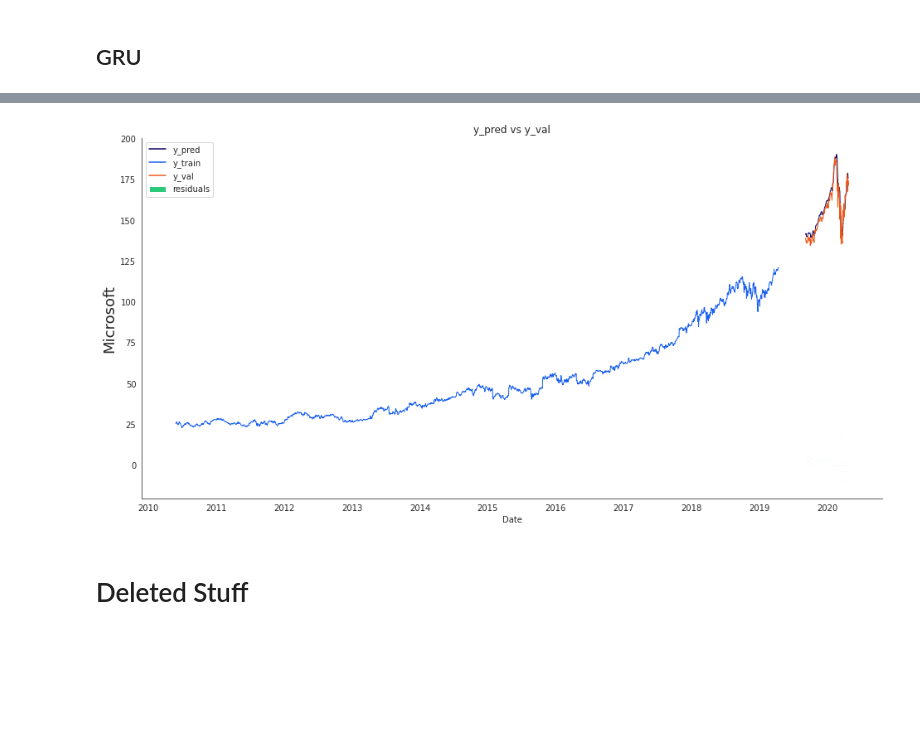
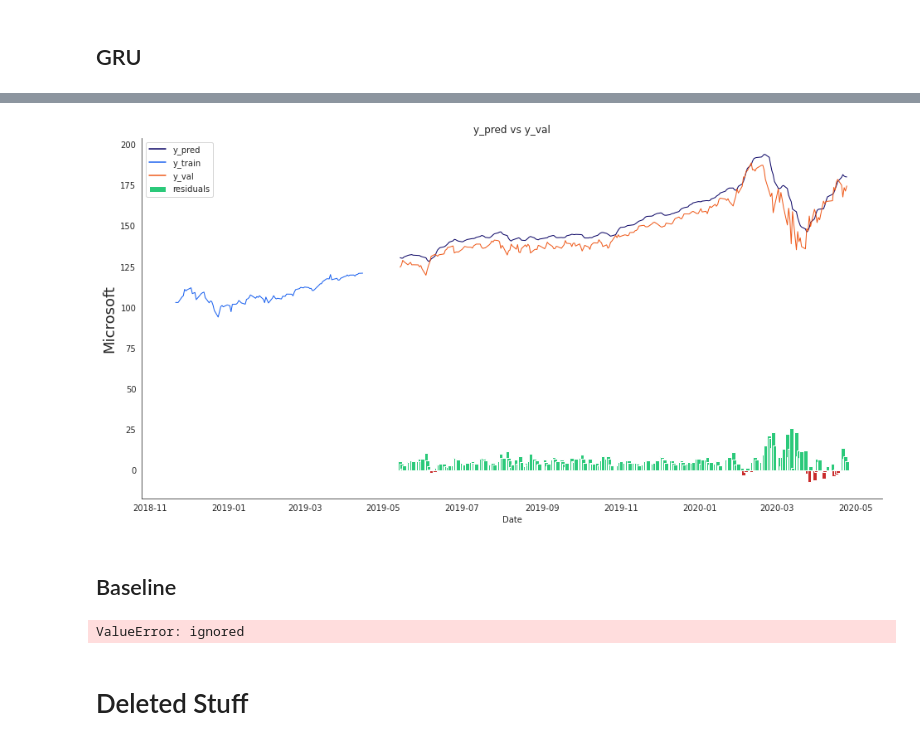
Before and after one commit to Anomaly1702/Ass3_Rnn, a Jupyter notebook: ASS3_RNN.ipynb, the cells around one changed output, grey strips where cells are left out. Drawn from its saved outputs; the diff is of its cells as text; code cells hidden in the pictures; blank space fills up the shorter version.

```diff
--- a/ASS3_RNN.ipynb
+++ b/ASS3_RNN.ipynb
@@ -319,10 +335,10 @@ class V_RNN_cls(Basenet):
 # %%
 optimizer = 'adam'
 lr=0.001
-batch_size = 16
-epochs = 50
+batch_size = 30
+epochs = 20
 index_Close = 3
-sequence_length = 100
+sequence_length = 20
 
 vrnn = V_RNN_cls(index_Close,sequence_length)
 data_scaled,scaler_pred,df_Close,scaler = vrnn.pre_processdata(filtered_df)
@@ -331,8 +347,8 @@ x_train,y_train,x_val,y_val,x_test,y_test = vrnn.split_data(data_scaled,.2)
 vrnn_model = vrnn.VRNN_model(x_train,optimizer,lr)
 history,y_pred_scaled,y_pred,y_val_unscaled = vrnn.train(vrnn_model,epochs,x_train,y_train,x_val,y_val,scaler_pred,batch_size)
 
-# Plot training & validation loss values
-vrnn.plot_Loss (history)
+# # Plot training & validation loss values
+# vrnn.plot_Loss (history)
 
 print("------------------------------------------------------")
 # Mean Absolute Error (MAE)
@@ -482,10 +503,10 @@ class LSTM_cls(Basenet):
 # %%
 optimizer = 'adam'
 lr=0.001
-batch_size = 16
-epochs = 50
+batch_size = 30
+epochs = 20
 index_Close = 3
-sequence_length = 100
+sequence_length = 20
 
 lstm = LSTM_cls(index_Close,sequence_length)
 data_scaled,scaler_pred,df_Close,scaler = lstm.pre_processdata(filtered_df)
@@ -493,8 +514,6 @@ x_train,y_train,x_val,y_val,x_test,y_test = lstm.split_data(data_scaled,.2)
 lstm_model = lstm.LSTM_model(x_train,optimizer,lr)
 history,y_pred_scaled,y_pred,y_val_unscaled = lstm.train(lstm_model,epochs,x_train,y_train,x_val,y_val,scaler_pred,batch_size)
 
-# Plot training & validation loss values
-lstm.plot_Loss (history)
 
 print("------------------------------------------------------")
 # Mean Absolute Error (MAE)
@@ -641,10 +661,10 @@ class GRU_cls(Basenet):
 # %%
 optimizer = 'adam'
 lr=0.001
-batch_size = 16
-epochs = 50
+batch_size = 30
+epochs = 20
 index_Close = 3
-sequence_length = 100
+sequence_length = 20
 
 
 gru = GRU_cls(index_Close,sequence_length)
@@ -654,8 +674,8 @@ x_train,y_train,x_val,y_val,x_test,y_test = gru.split_data(data_scaled,.2)
 gru_model = gru.GRU_model(x_train,optimizer,lr)
 history,y_pred_scaled,y_pred,y_val_unscaled = gru.train(gru_model,epochs,x_train,y_train,x_val,y_val,scaler_pred,batch_size)
 
-# Plot training & validation loss values
-gru.plot_Loss (history)
+# # Plot training & validation loss values
+# gru.plot_Loss (history)
 
 # Mean Absolute Error (MAE)
 MAE = mean_absolute_error(y_val_unscaled, y_pred)
@@ -727,29 +745,32 @@ The predicted close price is 247.00999450683594 (+[[2.56]]%)
 # %%
 # The date from which on the date is displayed
 display_start_date = start_d
 train_data_len = len(gru.train_set)
 val_data_len = len(gru.train_set) + len(gru.val_set)
+start=int(train_data_len*.95 + gru.sequence_length)
 # Add the difference between the valid and predicted prices
-train = pd.DataFrame(df_Close['Close'][gru.sequence_length:train_data_len + 1]).rename(columns={'Close': 'y_train'})
+train = pd.DataFrame(df_Close['Close'][start:train_data_len + 1]).rename(columns={'Close': 'y_train'})
 valid = pd.DataFrame(df_Close['Close'][train_data_len+gru.sequence_length:val_data_len]).rename(columns={'Close': 'y_val'})
 valid.insert(1, "y_pred", y_pred, True)
 valid.insert(1, "residuals", valid["y_pred"] - valid["y_val"], True)
 df_union = pd.concat([train, valid])
 
 # Zoom in to a closer timeframe
 df_union_zoom = df_union[df_union.index > display_start_date]
 
 # Create the lineplot
 fig, ax1 = plt.subplots(figsize=(16, 8))
 plt.title("y_pred vs y_val")
 plt.ylabel("Microsoft", fontsize=18)
 sns.set_palette(["#090364", "#1960EF", "#EF5919"])
 sns.lineplot(data=df_union_zoom[['y_pred', 'y_train', 'y_val']], linewidth=1.0, dashes=False, ax=ax1)
 
 # Create the bar plot with the differences
 df_sub = ["#2BC97A" if x > 0 else "#C92B2B" for x in df_union_zoom["residuals"].dropna()]
 ax1.bar(height=df_union_zoom['residuals'].dropna(), x=df_union_zoom['residuals'].dropna().index, width=3, label='residuals', color=df_sub)
 plt.legend()
 plt.show()
 # %% [output]
-[figure, old version]
+[figure, new version]
+# %% [markdown]
+## Baseline
@@ -756,3 +782,13 @@ plt.show()
+# %%
+poly_features = poly.fit(gru.train_set)
+
+from sklearn.linear_model import LinearRegression
+poly_reg_model = LinearRegression()
+poly_reg_model.fit(poly_features,yt)
+
+y_predicted = poly.predict(gru.test_set)
+# %% [output]
+ValueError: ignored
 # %% [markdown]
 # Deleted Stuff
 # %%
```
Also changed, not shown: parts of 15 cells of this notebook.
